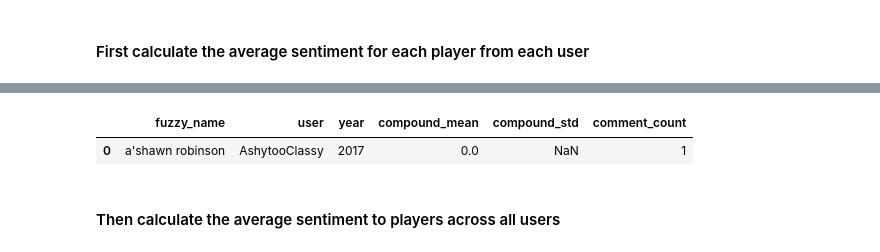
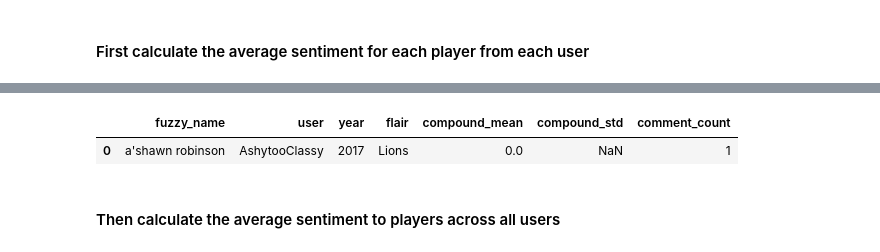
Before and after one commit to map222/trailofpapers, a Jupyter notebook: sentiment_sports/nfl-sentiment.ipynb, the cells around one changed output, grey strips where cells are left out. Saved outputs shown, nothing was run; the diff lists cells and outputs as text; code cells hidden in the pictures.

```diff
--- a/sentiment_sports/nfl-sentiment.ipynb
+++ b/sentiment_sports/nfl-sentiment.ipynb
@@ -407,12 +420,12 @@ match_df.shape
 # %%
-user_player_sentiment_df = (match_df.groupby(['fuzzy_name', 'user', 'year'])
+user_player_sentiment_df = (match_df.groupby(['fuzzy_name', 'user', 'year', 'flair'])
                                     .agg({'compound':['mean', 'std', 'count']})
                                     .reset_index())
-user_player_sentiment_df.columns = ['fuzzy_name', 'user', 'year', 'compound_mean', 'compound_std', 'comment_count']
+user_player_sentiment_df.columns = ['fuzzy_name', 'user', 'year', 'flair', 'compound_mean', 'compound_std', 'comment_count']
 user_player_sentiment_df.head(1)
 # %% [output]
-|  | fuzzy_name | user | year | compound_mean | compound_std | comment_count |
-| 0 | a'shawn robinson | AshytooClassy | 2017 | 0.0 | NaN | 1 |
+|  | fuzzy_name | user | year | flair | compound_mean | compound_std | comment_count |
+| 0 | a'shawn robinson | AshytooClassy | 2017 | Lions | 0.0 | NaN | 1 |
 # %% [markdown]
 #### Then calculate the average sentiment to players across all users
 # %%
```
Also changed, not shown: parts of 27 cells of this notebook, 4 other files.
